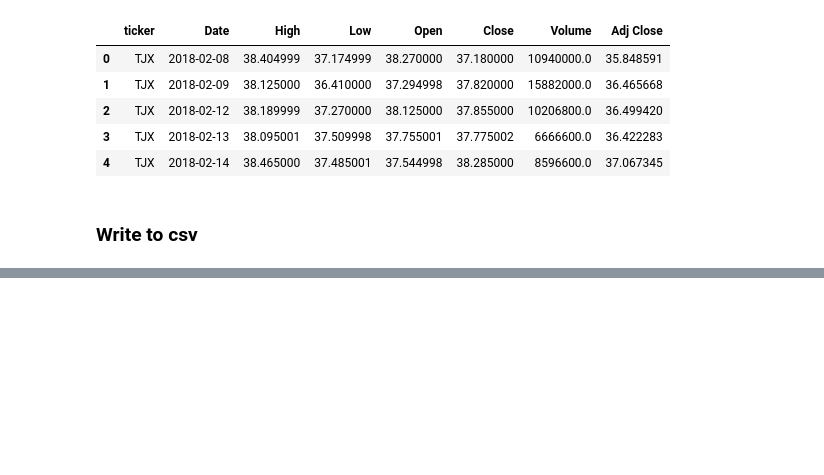
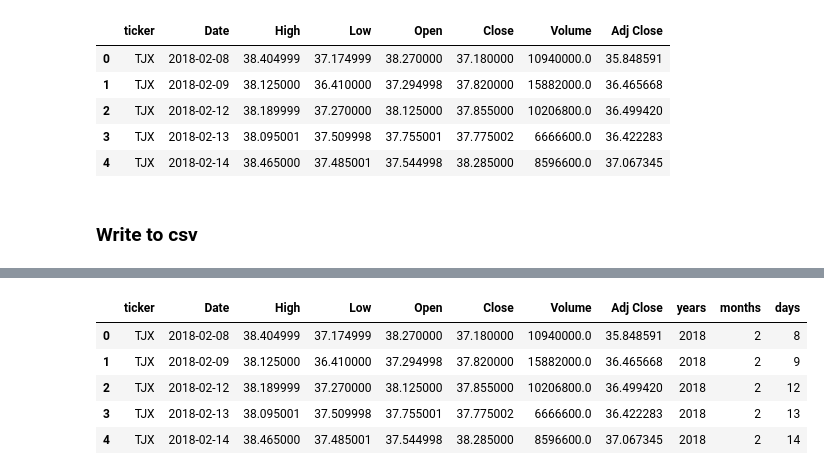
Before and after one commit to mguner-data/ETL-Project-SP500, a Jupyter notebook: Yahoo_Finance_Data.ipynb, the cells around one changed output, grey strips where cells are left out. Saved outputs shown, nothing was run; the diff lists cells and outputs as text; code cells hidden in the pictures; blank space fills up the shorter version.

Commit message:
Data QA QC code

```diff
--- a/Yahoo_Finance_Data.ipynb
+++ b/Yahoo_Finance_Data.ipynb
@@ -172,0 +177,6 @@ df2.to_csv('SP500_from18_to20.csv', index=False)
+# %%
+# Read data from CSV
+yahoo_api_df=pd.read_csv('SP500_from18_to20.csv')
+alpha_vantage_df=pd.read_csv('Alpha_Vantage_Export.csv', index_col=[0])
+
+alpha_vantage_df.head()
@@ -172,0 +225,15 @@ df2.to_csv('SP500_from18_to20.csv', index=False)
+# %%
+# Convert Date column into series to parse it to a DataFrame
+##Convert to a list
+yahoo_only_date_df=yahoo_api_df['Date'].to_list()
+
+##Convert it to a series then parse it into a df
+###Read and write csv is used to convert the object columns into numeric,
+####direct pandas astype(int) did not work for some reason -not ideal due to memory but gets the job done for now
+series_yahoo_date = pd.Series(yahoo_only_date_df)
+df_dates=series_yahoo_date.str.split(pat="-", expand=True)
+df_dates.to_csv("Test.csv",index=False)
+df_read=pd.read_csv('Test.csv')
+# %%
+df_read.columns=["years","months","days"]
+df_read.info()
@@ -172,0 +251,11 @@ df2.to_csv('SP500_from18_to20.csv', index=False)
+# %%
+#Merge with yahoo dataframe
+yahoo_df=pd.concat([yahoo_api_df, df_read], axis=1)
+yahoo_df.head()
+# %% [output]
+|  | ticker | Date | High | Low | Open | Close | Volume | Adj Close | years | months | days |
+| 0 | TJX | 2018-02-08 | 38.404999 | 37.174999 | 38.270000 | 37.180000 | 10940000.0 | 35.848591 | 2018 | 2 | 8 |
+| 1 | TJX | 2018-02-09 | 38.125000 | 36.410000 | 37.294998 | 37.820000 | 15882000.0 | 36.465668 | 2018 | 2 | 9 |
+| 2 | TJX | 2018-02-12 | 38.189999 | 37.270000 | 38.125000 | 37.855000 | 10206800.0 | 36.499420 | 2018 | 2 | 12 |
+| 3 | TJX | 2018-02-13 | 38.095001 | 37.509998 | 37.755001 | 37.775002 | 6666600.0 | 36.422283 | 2018 | 2 | 13 |
+| 4 | TJX | 2018-02-14 | 38.465000 | 37.485001 | 37.544998 | 38.285000 | 8596600.0 | 37.067345 | 2018 | 2 | 14 |
```
Also changed, not shown: parts of 15 cells of this notebook.
